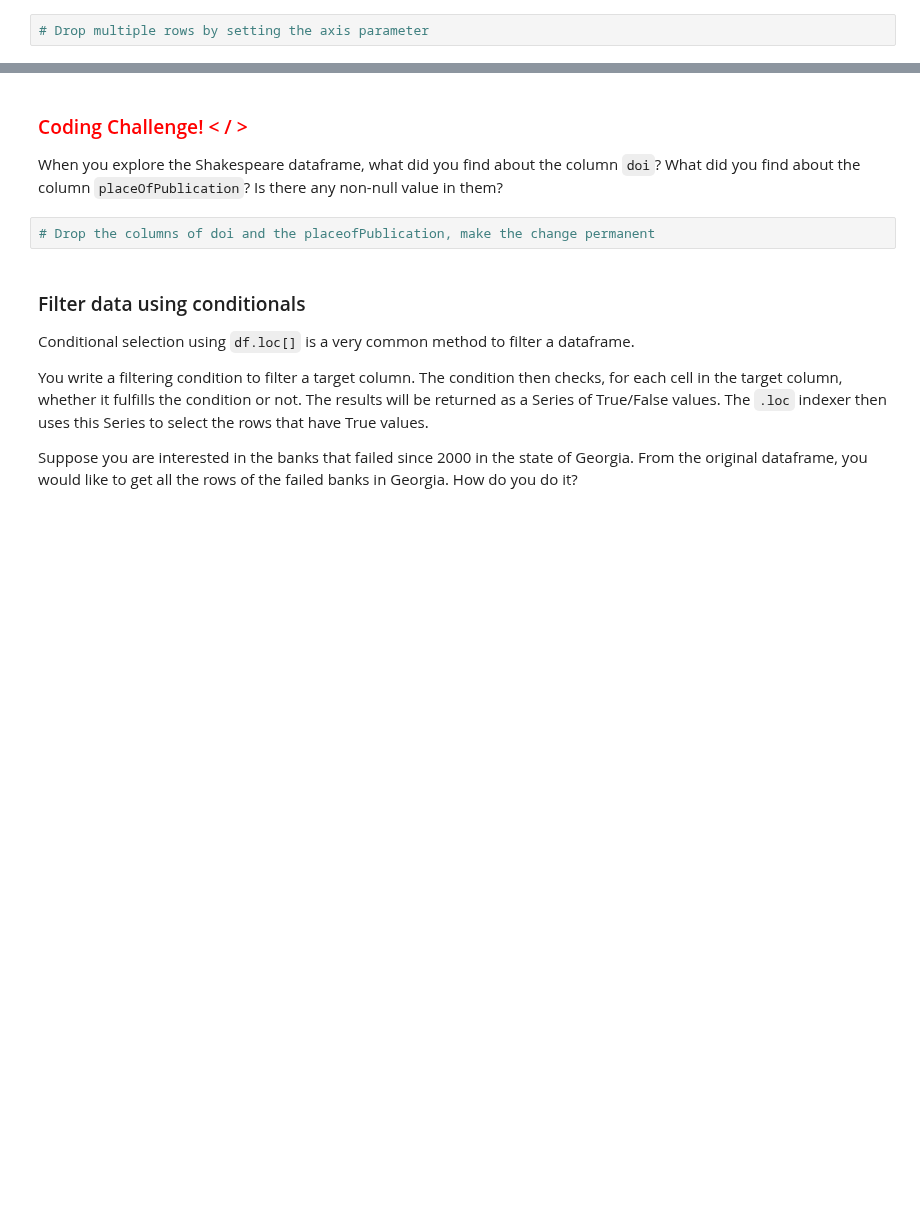
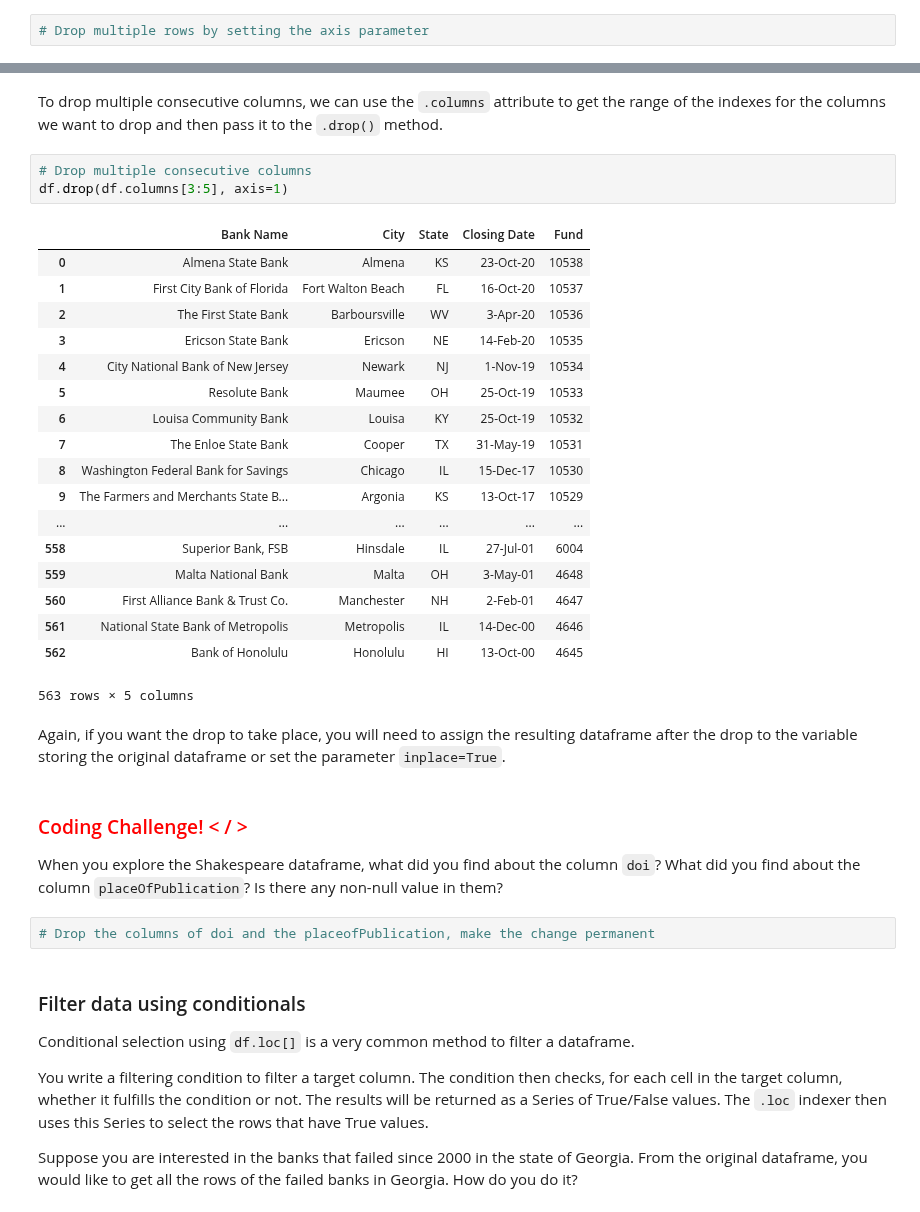
Before and after one commit to ithaka/constellate-notebooks, a Jupyter notebook: pandas-2.ipynb, the cells around one changed output, grey strips where cells are left out. Drawn from its saved outputs; the diff is of its cells as text; blank space fills up the shorter version.

```diff
--- a/pandas-2.ipynb
+++ b/pandas-2.ipynb
@@ -161,3 +569,29 @@ Again, if you want the drop to take place, you will need to assign the resulting
+# %% [markdown]
+To drop multiple consecutive columns, we can use the `.columns` attribute to get the range of the indexes for the columns we want to drop and then pass it to the `.drop()` method.
+# %%
+# Drop multiple consecutive columns
+df.drop(df.columns[3:5], axis=1)
+# %% [output]
+|  | Bank Name | City | State | Closing Date | Fund |
+| 0 | Almena State Bank | Almena | KS | 23-Oct-20 | 10538 |
+| 1 | First City Bank of Florida | Fort Walton Beach | FL | 16-Oct-20 | 10537 |
+| 2 | The First State Bank | Barboursville | WV | 3-Apr-20 | 10536 |
+| 3 | Ericson State Bank | Ericson | NE | 14-Feb-20 | 10535 |
+| 4 | City National Bank of New Jersey | Newark | NJ | 1-Nov-19 | 10534 |
+| 5 | Resolute Bank | Maumee | OH | 25-Oct-19 | 10533 |
+| 6 | Louisa Community Bank | Louisa | KY | 25-Oct-19 | 10532 |
+| 7 | The Enloe State Bank | Cooper | TX | 31-May-19 | 10531 |
+| 8 | Washington Federal Bank for Savings | Chicago | IL | 15-Dec-17 | 10530 |
+| 9 | The Farmers and Merchants State B... | Argonia | KS | 13-Oct-17 | 10529 |
+| ... | ... | ... | ... | ... | ... |
+| 558 | Superior Bank, FSB | Hinsdale | IL | 27-Jul-01 | 6004 |
+| 559 | Malta National Bank | Malta | OH | 3-May-01 | 4648 |
+| 560 | First Alliance Bank & Trust Co. | Manchester | NH | 2-Feb-01 | 4647 |
+| 561 | National State Bank of Metropolis | Metropolis | IL | 14-Dec-00 | 4646 |
+| 562 | Bank of Honolulu | Honolulu | HI | 13-Oct-00 | 4645 |
+563 rows × 5 columns
+# %% [markdown]
+Again, if you want the drop to take place, you will need to assign the resulting dataframe after the drop to the variable storing the original dataframe or set the parameter `inplace=True`.
 # %% [markdown]
 <h3 style="color:red; display:inline">Coding Challenge! &lt; / &gt; </h3>
 
```
Also changed, not shown: parts of 49 cells of this notebook.
